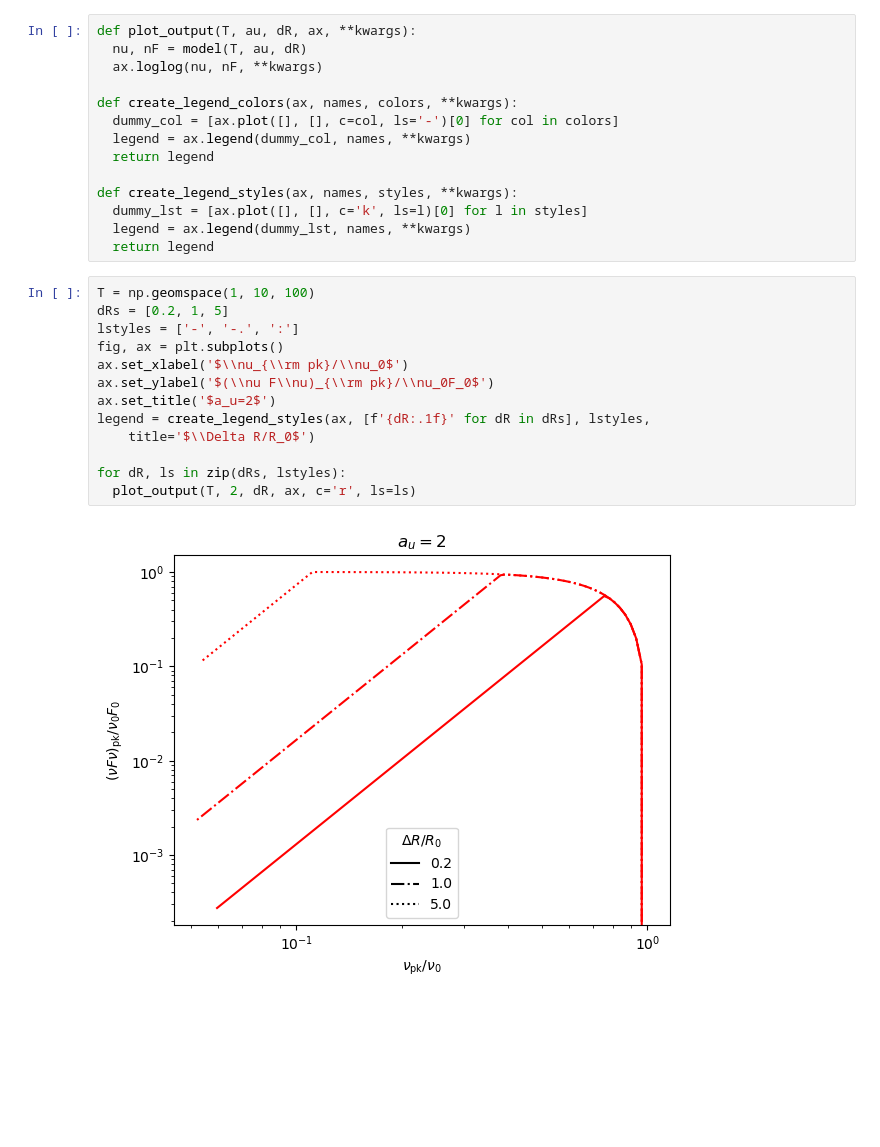
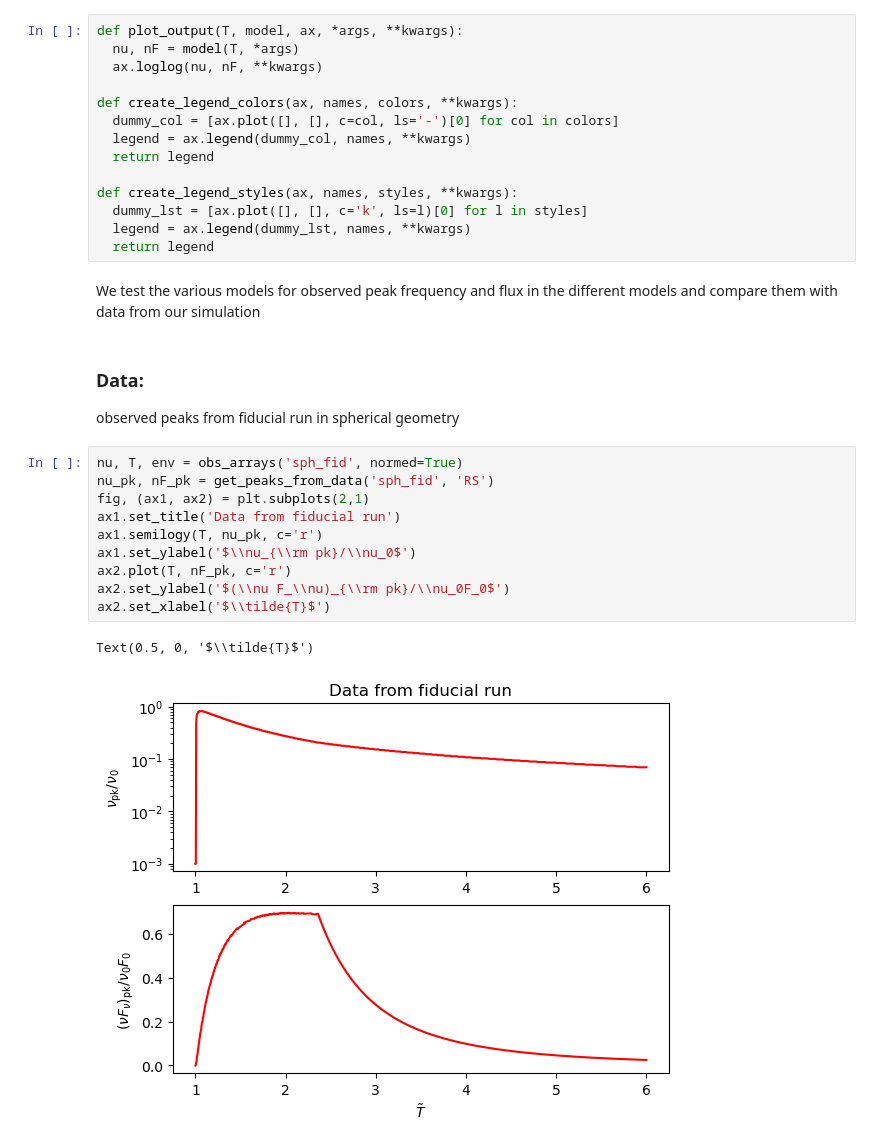
Before and after one commit to ACharletENSL/GAMMA_MWN, a Jupyter notebook: bin/Tools/project_v2/test_peak.ipynb, the cells around one changed output. Cells and saved outputs as stored; diff of their text form; blank space fills up the shorter version.

```diff
--- a/bin/Tools/project_v2/test_peak.ipynb
+++ b/bin/Tools/project_v2/test_peak.ipynb
@@ -11,6 +13,6 @@ model = peaks_model_R24
 # %%
-def plot_output(T, au, dR, ax, **kwargs):
-  nu, nF = model(T, au, dR)
+def plot_output(T, model, ax, *args, **kwargs):
+  nu, nF = model(T, *args)
   ax.loglog(nu, nF, **kwargs)
 
 def create_legend_colors(ax, names, colors, **kwargs):
@@ -22,18 +24,21 @@ def create_legend_styles(ax, names, styles, **kwargs):
   dummy_lst = [ax.plot([], [], c='k', ls=l)[0] for l in styles]
   legend = ax.legend(dummy_lst, names, **kwargs)
   return legend
-# %%
-T = np.geomspace(1, 10, 100)
-dRs = [0.2, 1, 5]
-lstyles = ['-', '-.', ':']
-fig, ax = plt.subplots()
-ax.set_xlabel('$\\nu_{\\rm pk}/\\nu_0$')
-ax.set_ylabel('$(\\nu F\\nu)_{\\rm pk}/\\nu_0F_0$')
-ax.set_title('$a_u=2$')
-legend = create_legend_styles(ax, [f'{dR:.1f}' for dR in dRs], lstyles,
-    title='$\\Delta R/R_0$')
-
-for dR, ls in zip(dRs, lstyles):
-  plot_output(T, 2, dR, ax, c='r', ls=ls)
-# %% [output]
-[figure, removed]
+# %% [markdown]
+We test the various models for observed peak frequency and flux in the different models and compare them with data from our simulation
+# %% [markdown]
+### Data:
+observed peaks from fiducial run in spherical geometry
+# %%
+nu, T, env = obs_arrays('sph_fid', normed=True)
+nu_pk, nF_pk = get_peaks_from_data('sph_fid', 'RS')
+fig, (ax1, ax2) = plt.subplots(2,1)
+ax1.set_title('Data from fiducial run')
+ax1.semilogy(T, nu_pk, c='r')
+ax1.set_ylabel('$\\nu_{\\rm pk}/\\nu_0$')
+ax2.plot(T, nF_pk, c='r')
+ax2.set_ylabel('$(\\nu F_\\nu)_{\\rm pk}/\\nu_0F_0$')
+ax2.set_xlabel('$\\tilde{T}$')
+# %% [output]
+Text(0.5, 0, '$\\tilde{T}$')
+[figure, added]
```
Also changed, not shown: parts of 10 cells of this notebook, 11 other files.
